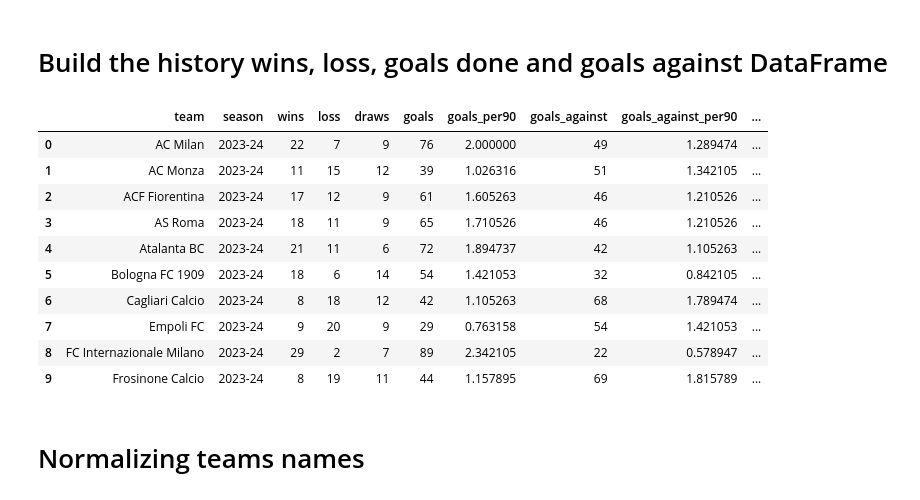
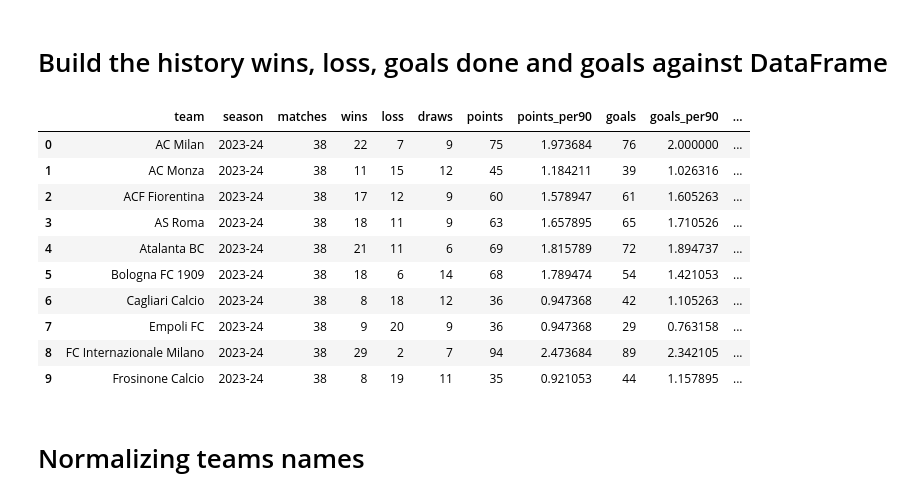
Before and after one commit to GianlucaPanzani/FantacalcioApp26-27, a Jupyter notebook: src/notebooks/teams_generator.ipynb, the cells around one changed output. Cells and saved outputs as stored; diff of their text form; code cells hidden in the pictures.

```diff
--- a/src/notebooks/teams_generator.ipynb
+++ b/src/notebooks/teams_generator.ipynb
@@ -210,71 +210,80 @@ for payload in payloads.values():
         home_goals_sh = home_goals - home_goals_fh
         away_goals_sh = away_goals - away_goals_fh
 
-        team_results = (
+        team_results = [
             (match["team1"], home_goals, away_goals, home_goals_fh, home_goals_sh, away_goals_fh, away_goals_sh),
             (match["team2"], away_goals, home_goals, away_goals_fh, away_goals_sh, home_goals_fh, home_goals_sh),
-        )
+        ]
 
         for team, goals, goals_against, goals_fh, goals_sh, goals_against_fh, goals_against_sh in team_results:
+            wins = int(goals > goals_against)
+            loss = int(goals < goals_against)
+            draws = int(goals == goals_against)
+
             team_match_rows.append(
                 {
                     "team": team,
                     "season": season,
                     "date": match["date"],
                     "time": match.get("time", ""),
-                    "wins": int(goals > goals_against),
+                    "wins": wins,
                     "loss": int(goals < goals_against),
                     "draws": int(goals == goals_against),
+                    "points": 3 if goals > goals_against else 1 if goals == goals_against else 0,
                     "goals": goals,
                     "goals_against": goals_against,
                     "goals_fh": goals_fh,
                     "goals_sh": goals_sh,
                     "goals_against_fh": goals_against_fh,
                     "goals_against_sh": goals_against_sh,
+                    "matches": wins + loss + draws,
                 }
             )
 
 team_matches = (
     pd.DataFrame(team_match_rows)
     .sort_values(["season", "team", "date", "time"])
     .reset_index(drop=True)
 )
 
 teams_history: pd.DataFrame = (
     team_matches.groupby(["team", "season"], sort=False)
     .agg(
+        matches=("matches", "sum"),
         wins=("wins", "sum"),
         loss=("loss", "sum"),
         draws=("draws", "sum"),
+        points=("points", "sum"),
+        points_per90=("points", "mean"),
         goals=("goals", "sum"),
         goals_per90=("goals", "mean"),
         goals_against=("goals_against", "sum"),
         goals_against_per90=("goals_against", "mean"),
         goals_fh=("goals_fh", "sum"),
         goals_sh=("goals_sh", "sum"),
         goals_against_fh=("goals_against_fh", "sum"),
         goals_against_sh=("goals_against_sh", "sum"),
         ts_goals=("goals", list),
         ts_goals_against=("goals_against", list),
     )
     .reset_index()
     .sort_values(["season", "team"])
     .reset_index(drop=True)
 )
 
 teams_history.head(10)
 # %% [output]
-|  | team | season | wins | loss | draws | goals | goals_per90 | goals_against | goals_against_per90 | ... |
-| 0 | AC Milan | 2023-24 | 22 | 7 | 9 | 76 | 2.000000 | 49 | 1.289474 | ... |
-| 1 | AC Monza | 2023-24 | 11 | 15 | 12 | 39 | 1.026316 | 51 | 1.342105 | ... |
-| 2 | ACF Fiorentina | 2023-24 | 17 | 12 | 9 | 61 | 1.605263 | 46 | 1.210526 | ... |
-| 3 | AS Roma | 2023-24 | 18 | 11 | 9 | 65 | 1.710526 | 46 | 1.210526 | ... |
-| 4 | Atalanta BC | 2023-24 | 21 | 11 | 6 | 72 | 1.894737 | 42 | 1.105263 | ... |
-| 5 | Bologna FC 1909 | 2023-24 | 18 | 6 | 14 | 54 | 1.421053 | 32 | 0.842105 | ... |
-| 6 | Cagliari Calcio | 2023-24 | 8 | 18 | 12 | 42 | 1.105263 | 68 | 1.789474 | ... |
-| 7 | Empoli FC | 2023-24 | 9 | 20 | 9 | 29 | 0.763158 | 54 | 1.421053 | ... |
-| 8 | FC Internazionale Milano | 2023-24 | 29 | 2 | 7 | 89 | 2.342105 | 22 | 0.578947 | ... |
-| 9 | Frosinone Calcio | 2023-24 | 8 | 19 | 11 | 44 | 1.157895 | 69 | 1.815789 | ... |
+|  | team | season | matches | wins | loss | draws | points | points_per90 | goals | goals_per90 | ... |
+| 0 | AC Milan | 2023-24 | 38 | 22 | 7 | 9 | 75 | 1.973684 | 76 | 2.000000 | ... |
+| 1 | AC Monza | 2023-24 | 38 | 11 | 15 | 12 | 45 | 1.184211 | 39 | 1.026316 | ... |
+| 2 | ACF Fiorentina | 2023-24 | 38 | 17 | 12 | 9 | 60 | 1.578947 | 61 | 1.605263 | ... |
+| 3 | AS Roma | 2023-24 | 38 | 18 | 11 | 9 | 63 | 1.657895 | 65 | 1.710526 | ... |
+| 4 | Atalanta BC | 2023-24 | 38 | 21 | 11 | 6 | 69 | 1.815789 | 72 | 1.894737 | ... |
+| 5 | Bologna FC 1909 | 2023-24 | 38 | 18 | 6 | 14 | 68 | 1.789474 | 54 | 1.421053 | ... |
+| 6 | Cagliari Calcio | 2023-24 | 38 | 8 | 18 | 12 | 36 | 0.947368 | 42 | 1.105263 | ... |
+| 7 | Empoli FC | 2023-24 | 38 | 9 | 20 | 9 | 36 | 0.947368 | 29 | 0.763158 | ... |
+| 8 | FC Internazionale Milano | 2023-24 | 38 | 29 | 2 | 7 | 94 | 2.473684 | 89 | 2.342105 | ... |
+| 9 | Frosinone Calcio | 2023-24 | 38 | 8 | 19 | 11 | 35 | 0.921053 | 44 | 1.157895 | ... |
 # %% [markdown]
 # Normalizing teams names
 # %%
```
Also changed, not shown: 16 other files.
